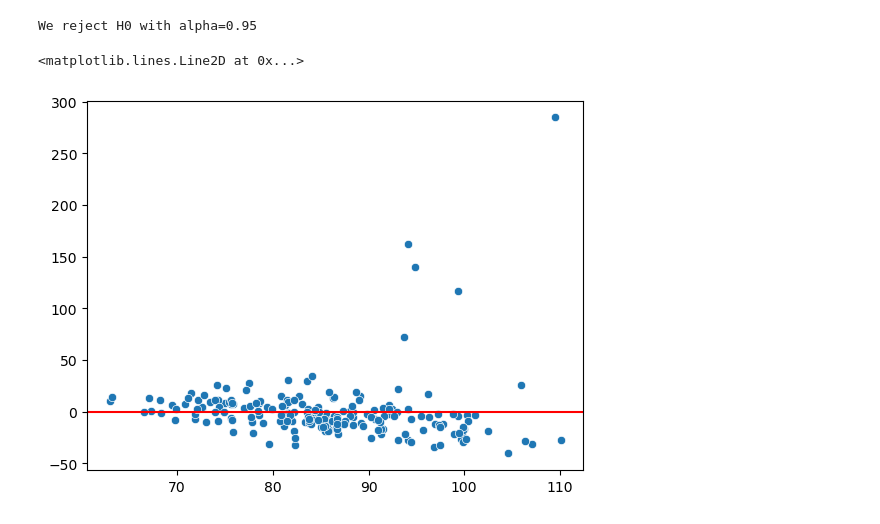
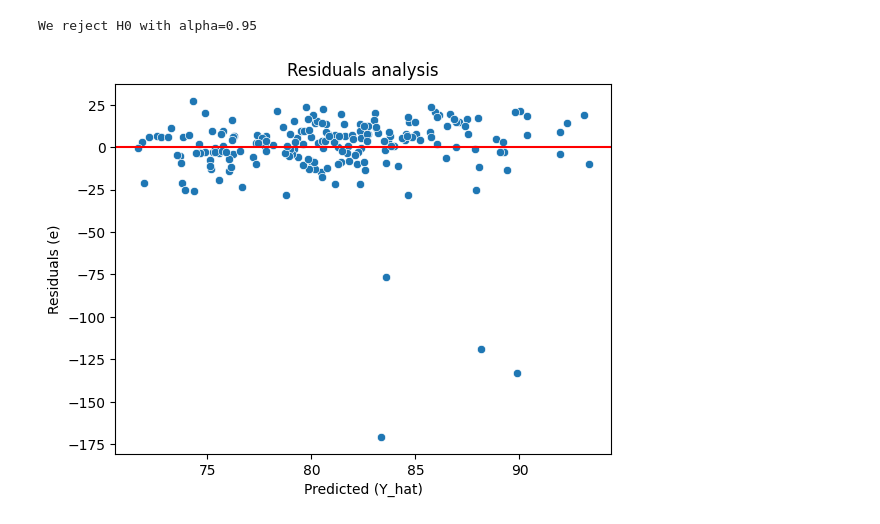
Before and after one commit to yogev-namir/stat_prj3, a Jupyter notebook: Q1.ipynb, the cells around one changed output. Saved outputs shown, nothing was run; the diff lists cells and outputs as text; code cells hidden in the pictures.

```diff
--- a/Q1.ipynb
+++ b/Q1.ipynb
@@ -166,26 +166,25 @@ x_4 = age. Increment of one unit in x_4 increases the y value by 0.8297
 # %%
 import scipy.stats as stats
-
 #Q5
 y = np.array(y_sample)
 n = len(y_sample)
-p = np.linalg.matrix_rank(X_sample)
-y_hat = np.matmul(X_sample, beta_sample)
+p = X_sample.shape[1]
+y_pred = np.matmul(X_sample, beta_sample)
 y_n = y.mean()
 SSR = 0
 SST = 0
 SSres = 0
 for i in range(n):
-    SSR += (y_hat[i] - y_n)**2
+    SSR += (y_pred[i] - y_n)**2
     SST += (y[i] - y_n)**2
-    SSres += (y[i] - y_hat[i])**2
+    SSres += (y[i] - y_pred[i])**2
 Sum_Sq = [SSR, SSres, SST]
 MSR = SSR / (p - 1)
 MSres = SSres / (n - p)
 MST = SST / (n - 1)
 F_test = MSR / MSres
 p_value = 1 - stats.f.cdf(F_test, p - 1, n - p)
-F_list = f'p-value = {round(p_value,3)}, F = {round(F,3)}'
+F_list = f'p-value = {round(p_value,3)}, F = {round(F_test,3)}'
 dof = [p - 1, n - p, n - 1]
 MS = [MSR, MSres, MST]
 anova_table = pd.DataFrame({'Sum of Squares': Sum_Sq, 'dof': dof, 'MS': MS, 'F': ''})
@@ -263,10 +262,15 @@ print(f'We {decision} H0 with alpha=0.95')
 # %% [output]
 We reject H0 with alpha=0.95
 # %%
+from statsmodels.graphics.gofplots import qqplot
 #Q8
-e = y_sample - np.matmul(X_sample, beta_sample)
-sns.scatterplot(x=np.matmul(X_sample, beta_sample),y=e)
+#Linearity check
+e = y_pred - y_sample
+sns.scatterplot(x=y_pred,y=e)
 plt.axhline(y=e.mean(), color = "red", label = "residuals mean value")
+plt.xlabel('Predicted (Y_hat)')
+plt.ylabel('Residuals (e)')
+plt.title('Residuals analysis')
+plt.show()
 # %% [output]
-<matplotlib.lines.Line2D at 0x...>
-[figure, old version]
+[figure, new version]
```
Also changed, not shown: parts of 14 cells of this notebook.
